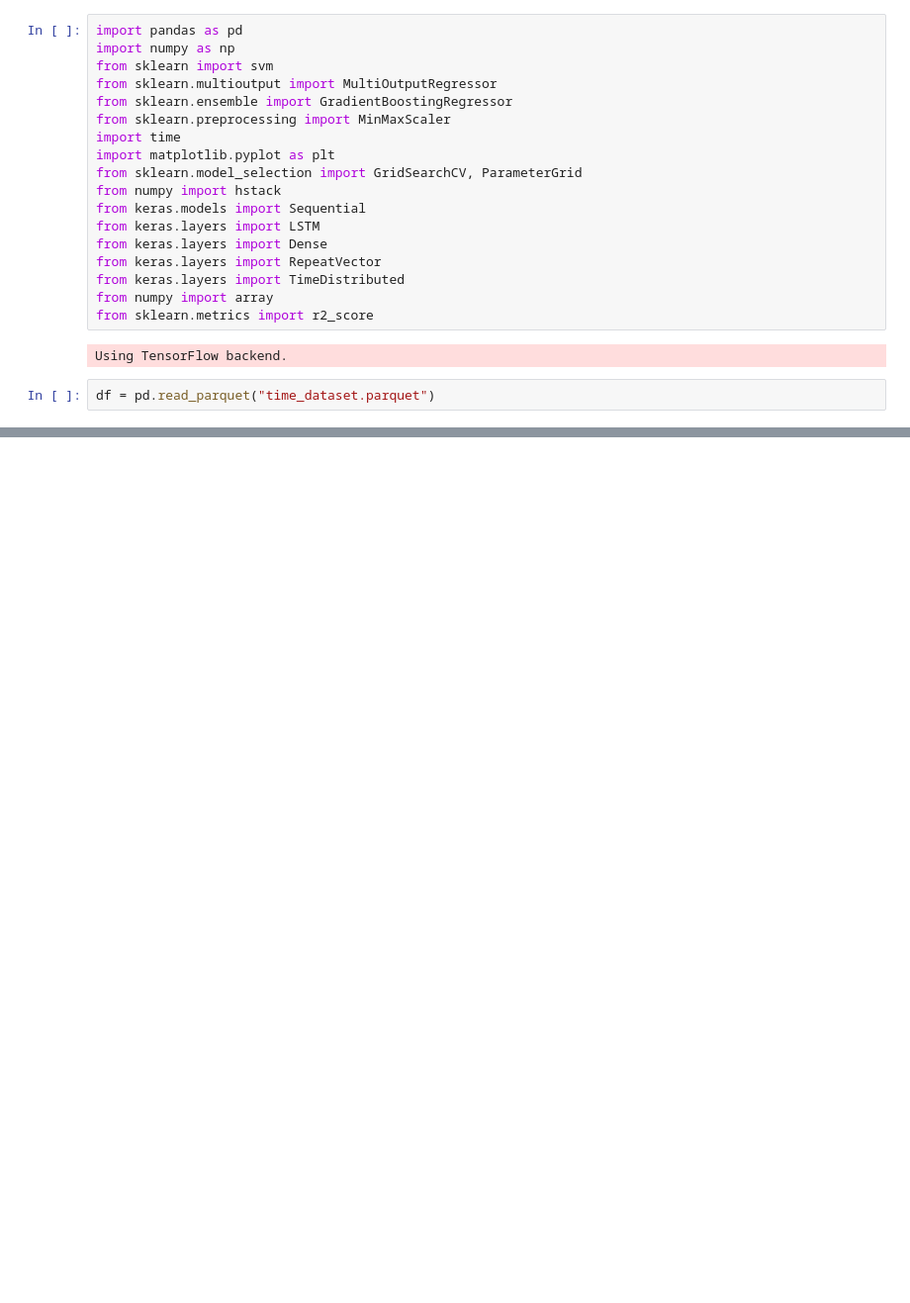
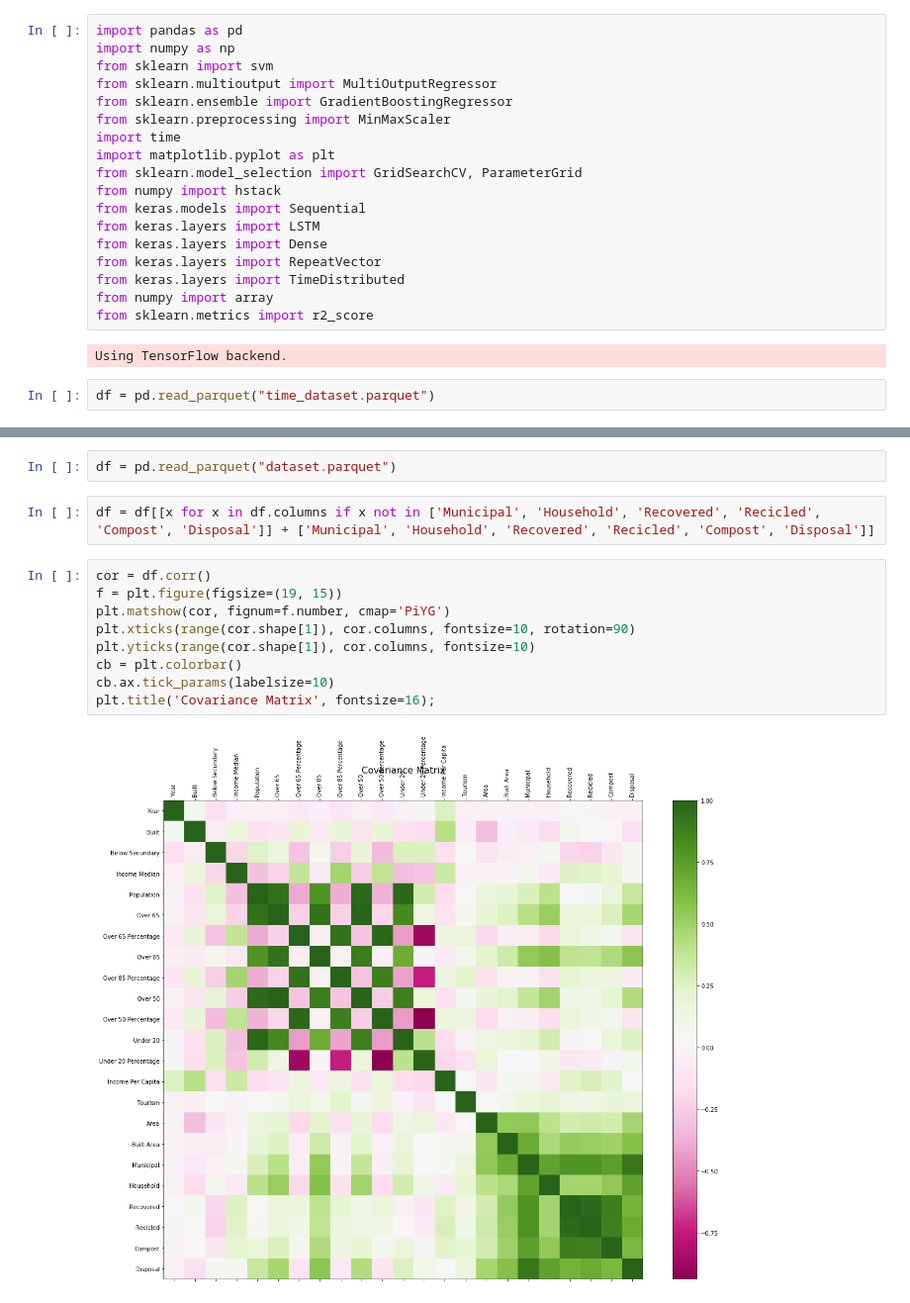
Before and after one commit to OscarGB/TFGInf, a Jupyter notebook: Covariance Matrix.ipynb, the cells around one changed output, grey strips where cells are left out. Shown at 99% size. Cells and saved outputs as stored; diff of their text form; blank space fills up the shorter version.

```diff
--- a/Covariance Matrix.ipynb
+++ b/Covariance Matrix.ipynb
@@ -33,0 +36,15 @@ plt.title('Correlation Matrix', fontsize=16);
+# %%
+df = pd.read_parquet("dataset.parquet")
+# %%
+df = df[[x for x in df.columns if x not in ['Municipal', 'Household', 'Recovered', 'Recicled', 'Compost', 'Disposal']] + ['Municipal', 'Household', 'Recovered', 'Recicled', 'Compost', 'Disposal']]
+# %%
+cor = df.corr()
+f = plt.figure(figsize=(19, 15))
+plt.matshow(cor, fignum=f.number, cmap='PiYG')
+plt.xticks(range(cor.shape[1]), cor.columns, fontsize=10, rotation=90)
+plt.yticks(range(cor.shape[1]), cor.columns, fontsize=10)
+cb = plt.colorbar()
+cb.ax.tick_params(labelsize=10)
+plt.title('Covariance Matrix', fontsize=16);
+# %% [output]
+[figure, added]
```
Also changed, not shown: parts of 2 cells of this notebook, 3 other files.
